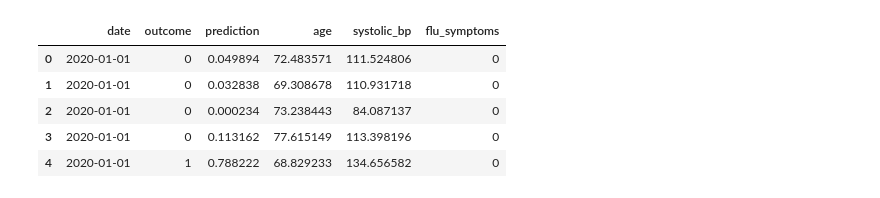
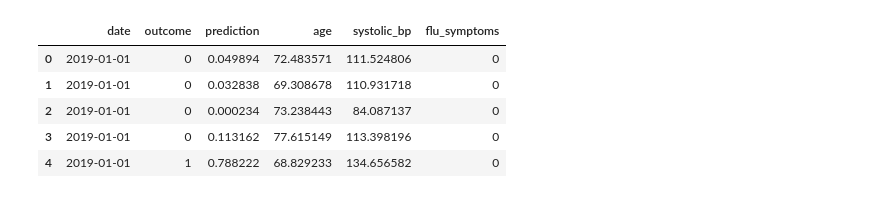
Before and after one commit to sdrelton/PREDICT, a Jupyter notebook: Examples/spc_covid_example.ipynb, the cells around one changed output. Drawn from its saved outputs; the diff is of its cells as text; code cells hidden in the pictures.

```diff
--- a/Examples/spc_covid_example.ipynb
+++ b/Examples/spc_covid_example.ipynb
@@ -16,5 +37,4 @@ import matplotlib.pyplot as plt
 # %%
-# Initialize dictionary
 mydict = {
     'date': list(),
     'outcome': list(),
@@ -28,55 +48,62 @@ mydict = {
 np.random.seed(42)
 
 # Define date range and COVID shock periods
-startDate = pd.to_datetime('01-01-2020', dayfirst=True)
-endDate = pd.to_datetime('31-12-2020', dayfirst=True)
+startDate = pd.to_datetime('01-01-2019', dayfirst=True)  # Start a year before COVID
+endDate = pd.to_datetime('31-12-2021', dayfirst=True)  # Include recovery period after COVID
 switchDate = pd.to_datetime('01-03-2020', dayfirst=True)  # COVID starts spreading
 switchDate2 = pd.to_datetime('01-06-2020', dayfirst=True)  # Peak of the pandemic
+recoveryDate = pd.to_datetime('01-06-2021', dayfirst=True)  # Start of recovery phase
 numdays = (endDate - startDate).days
 switchDays = (switchDate - startDate).days
 switch2Days = (switchDate2 - startDate).days
+recoveryDays = (recoveryDate - startDate).days
 
 for i in range(numdays):
     curday = startDate + dt.timedelta(days=i)
 
-    age = np.random.normal(70, 5, 5000) # Mean age 70 years, std 5
-    systolic_bp = np.random.normal(120, 20, 5000) # Mean systolic blood pressure 120 mmHg, std 10
+    age = np.random.normal(70, 5, 5000)  # Mean age 70 years, std 5
+    systolic_bp = np.random.normal(120, 20, 5000)  # Mean systolic blood pressure 120 mmHg, std 10
+
     # Calculate baseline log-odds
     lp = -1.5 + 0.5 * (age - 70) / 5 + 2 * (systolic_bp - 120) / 10
     curpredictions = 1 / (1 + np.exp(-lp))  # Convert to probability
 
     # Simulate COVID effects
-    if i >= switchDays:
-        lp += 1.5  # Increase incidence due to initial COVID impact
-    if i >= switch2Days:
-        lp += 2.0  # Further increase as the pandemic peaks
+    if switchDays <= i < switch2Days:
+        lp += 1.5  # Initial impact of COVID
+    elif switch2Days <= i < recoveryDays:
+        lp += 2.0  # Peak of the pandemic
+    elif i >= recoveryDays:
+        lp -= 1.0  # Recovery period—improved health outcomes
 
     # Simulate flu symptoms
     if i < switchDays:
         flu_symptoms = np.random.binomial(1, 0.1, 5000)  # Low baseline prevalence
     elif i < switch2Days:
         flu_symptoms = np.random.binomial(1, 0.3, 5000)  # Increased prevalence during COVID spread
+    elif i < recoveryDays:
+        flu_symptoms = np.random.binomial(1, 0.5, 5000)  # Higher prevalence during pandemic peak
     else:
-        flu_symptoms = np.random.binomial(1, 0.5, 5000)  # Higher prevalence during pandemic peak
+        flu_symptoms = np.random.binomial(1, 0.2, 5000)  # Reduced prevalence during recovery
 
     # Generate outcomes
     curoutcomes = np.random.binomial(1, 1 / (1 + np.exp(-lp)))  # Simulate "heart attack" events
 
     # Append to dictionary
     mydict['date'].extend([curday] * 5000)
     mydict['outcome'].extend(curoutcomes)
     mydict['prediction'].extend(curpredictions)
     mydict['age'].extend(age)
     mydict['systolic_bp'].extend(systolic_bp)
     mydict['flu_symptoms'].extend(flu_symptoms)
 
 df = pd.DataFrame(mydict)
 
 df.head()
 # %% [output]
 |  | date | outcome | prediction | age | systolic_bp | flu_symptoms |
-| 0 | 2020-01-01 | 0 | 0.049894 | 72.483571 | 111.524806 | 0 |
-| 1 | 2020-01-01 | 0 | 0.032838 | 69.308678 | 110.931718 | 0 |
-| 2 | 2020-01-01 | 0 | 0.000234 | 73.238443 | 84.087137 | 0 |
-| 3 | 2020-01-01 | 0 | 0.113162 | 77.615149 | 113.398196 | 0 |
-| 4 | 2020-01-01 | 1 | 0.788222 | 68.829233 | 134.656582 | 0 |
+| 0 | 2019-01-01 | 0 | 0.049894 | 72.483571 | 111.524806 | 0 |
+| 1 | 2019-01-01 | 0 | 0.032838 | 69.308678 | 110.931718 | 0 |
+| 2 | 2019-01-01 | 0 | 0.000234 | 73.238443 | 84.087137 | 0 |
+| 3 | 2019-01-01 | 0 | 0.113162 | 77.615149 | 113.398196 | 0 |
+| 4 | 2019-01-01 | 1 | 0.788222 | 68.829233 | 134.656582 | 0 |
```
Also changed, not shown: parts of 9 cells of this notebook.
